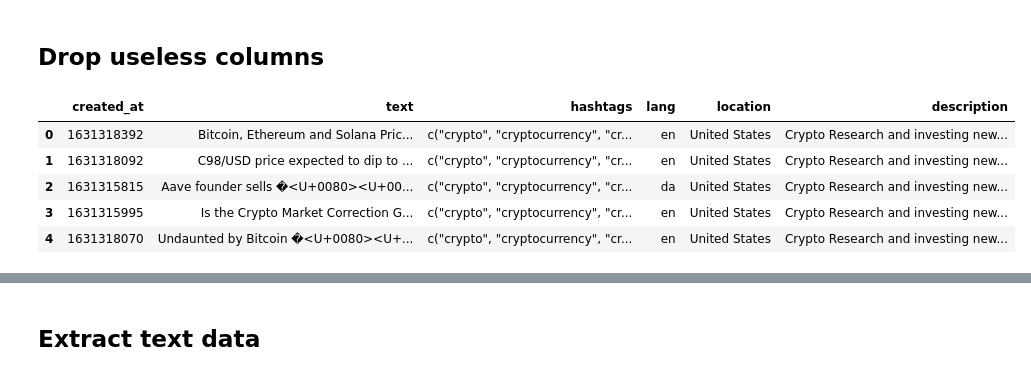
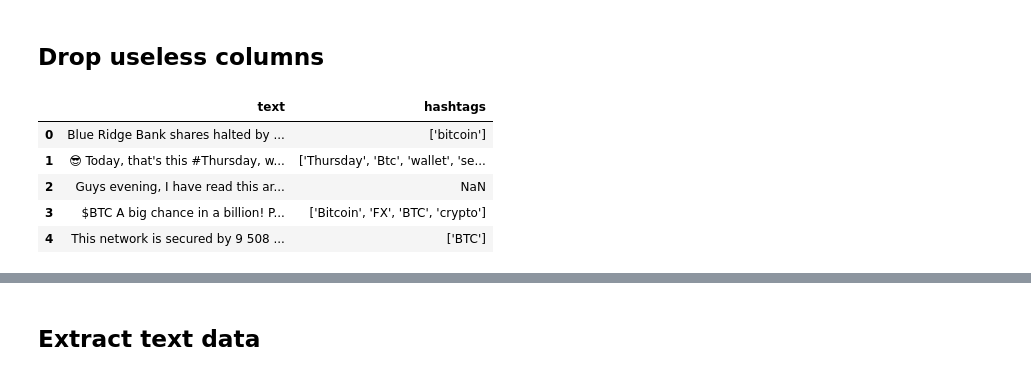
Before and after one commit to Cholianlll/2021-Fall-ANLY-580-Final-project-NLP, a Jupyter notebook: Project/ANLY580_project.ipynb, the cells around one changed output, grey strips where cells are left out. Cells and saved outputs as stored; diff of their text form; code cells hidden in the pictures.

```diff
--- a/Project/ANLY580_project.ipynb
+++ b/Project/ANLY580_project.ipynb
@@ -22,5 +23,6 @@ import pandas as pd
 # %%
-ori_data = pd.read_csv('data/data_twitter.csv',index_col=0)
+# ori_data = pd.read_csv('data/data_twitter.csv',index_col=0)
+ori_data = pd.read_csv('data/Bitcoin_tweets.csv',nrows=10000)
 # %%
 ori_data.head()
 # %% [output]
@@ -56,15 +60,15 @@ memory usage: 26.8+ MB
 # %% [markdown]
 ## Drop useless columns
 # %%
-useful_cols = ['created_at','text','hashtags','lang','location','description']
+useful_cols = ['text','hashtags']
 
 data = ori_data[useful_cols].copy()
 
 data.head()
 # %% [output]
-|  | created_at | text | hashtags | lang | location | description |
-| 0 | 1631318392 | Bitcoin, Ethereum and Solana Pric... | c("crypto", "cryptocurrency", "cr... | en | United States | Crypto Research and investing new... |
-| 1 | 1631318092 | C98/USD price expected to dip to ... | c("crypto", "cryptocurrency", "cr... | en | United States | Crypto Research and investing new... |
-| 2 | 1631315815 | Aave founder sells �<U+0080><U+00... | c("crypto", "cryptocurrency", "cr... | da | United States | Crypto Research and investing new... |
-| 3 | 1631315995 | Is the Crypto Market Correction G... | c("crypto", "cryptocurrency", "cr... | en | United States | Crypto Research and investing new... |
-| 4 | 1631318070 | Undaunted by Bitcoin �<U+0080><U+... | c("crypto", "cryptocurrency", "cr... | en | United States | Crypto Research and investing new... |
+|  | text | hashtags |
+| 0 | Blue Ridge Bank shares halted by ... | ['bitcoin'] |
+| 1 | 😎 Today, that's this #Thursday, w... | ['Thursday', 'Btc', 'wallet', 'se... |
+| 2 | Guys evening, I have read this ar... | NaN |
+| 3 | $BTC A big chance in a billion! P... | ['Bitcoin', 'FX', 'BTC', 'crypto'] |
+| 4 | This network is secured by 9 508 ... | ['BTC'] |
```
Also changed, not shown: parts of 61 cells of this notebook.
